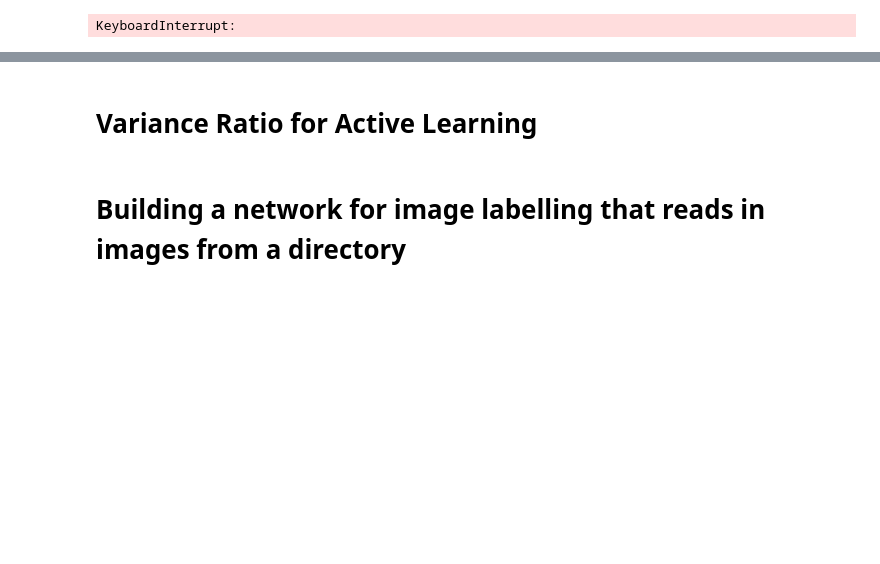
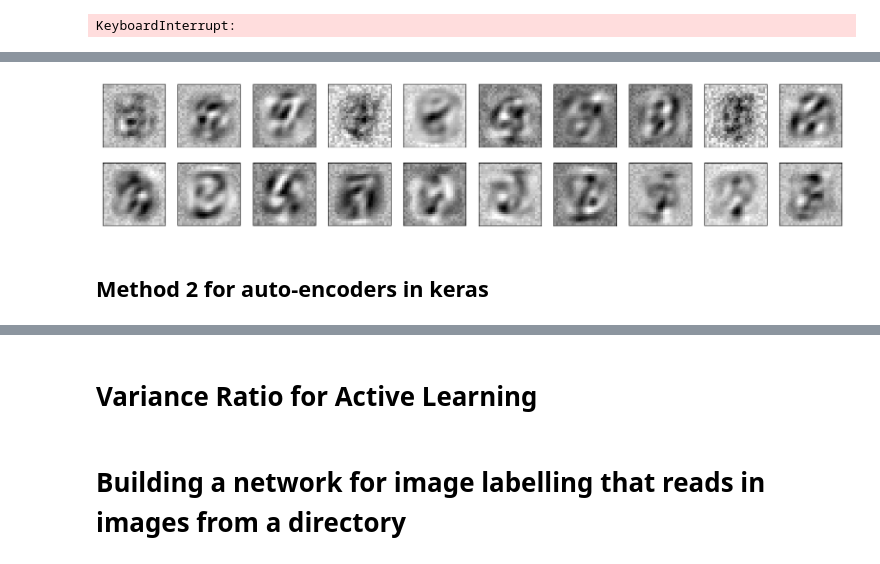
Before and after one commit to asberk/active-learning, a Jupyter notebook: notebooks/Example networks with keras and tensorflow.ipynb, the cells around one changed output, grey strips where cells are left out. Drawn from its saved outputs; the diff is of its cells as text; code cells hidden in the pictures; blank space fills up the shorter version.

```diff
--- a/notebooks/Example networks with keras and tensorflow.ipynb
+++ b/notebooks/Example networks with keras and tensorflow.ipynb
@@ -393,0 +504,23 @@ model.save_weights('first_try.h5')  # always save your weights after training or
+# %%
+encoding_basis = np.eye(encoding_dim)
+# %%
+decoded_basis = decoder.predict(encoding_basis)
+# %%
+n = 10
+plt.figure(figsize=(20,4))
+for i in range(n):
+    ax = plt.subplot(2, n, i+1)
+    plt.imshow(decoded_basis[i].reshape(28,28))
+    plt.gray()
+    ax.get_xaxis().set_visible(False)
+    ax.get_yaxis().set_visible(False)
+
+    ax = plt.subplot(2, n, n+i+1)
+    plt.imshow(decoded_basis[n+i].reshape(28,28))
+    plt.gray()
+    ax.get_xaxis().set_visible(False)
+    ax.get_yaxis().set_visible(False)
+# %% [output]
+[figure, added]
+# %% [markdown]
+## Method 2 for auto-encoders in keras
```
Also changed, not shown: parts of 38 cells of this notebook.
